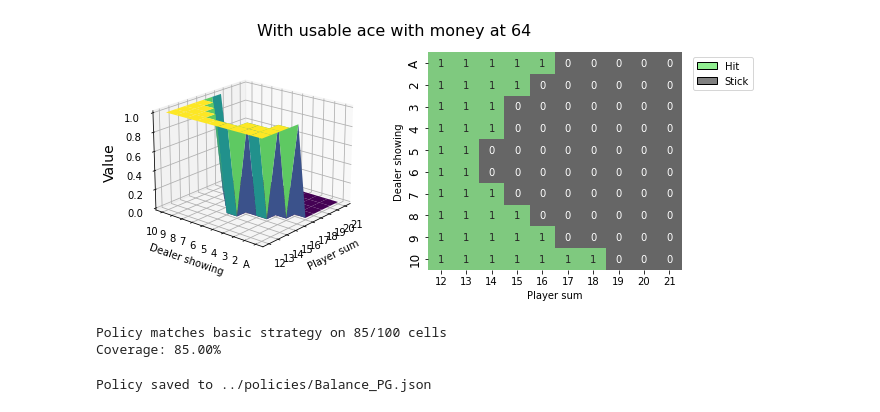
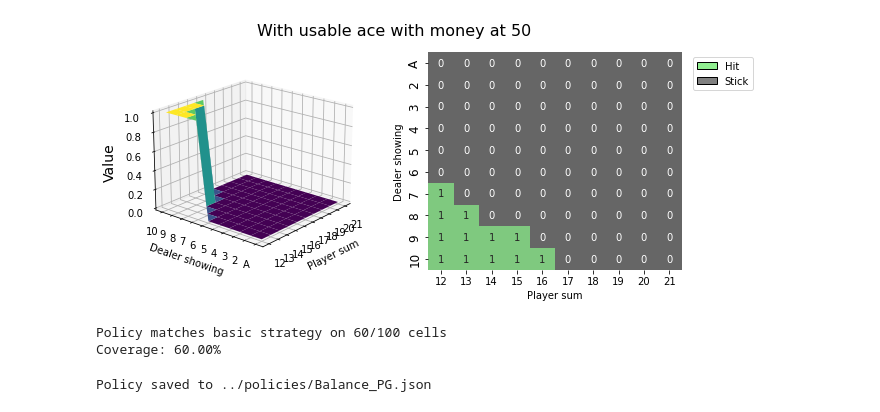
Before and after one commit to steveksh/Black-Jack-RL, a Jupyter notebook: game/notebooks/pg_batches_bet200.ipynb, the cells around one changed output. Saved outputs shown, nothing was run; the diff lists cells and outputs as text; code cells hidden in the pictures.

```diff
--- a/game/notebooks/pg_batches_bet200.ipynb
+++ b/game/notebooks/pg_batches_bet200.ipynb
@@ -386,37 +355,37 @@ def create_plots(value_grid, policy_grid, title: str, starting_pos=12):
     # ax1.set_title(f"State values: {title}")
     ax1.set_xlabel("Player sum")
     ax1.set_ylabel("Dealer showing")
     ax1.zaxis.set_rotate_label(False)
     ax1.set_zlabel("Value", fontsize=14, rotation=90)
     ax1.view_init(20, 220)
 
     # plot the policy
     fig.add_subplot(1, 2, 2)
     ax2 = sns.heatmap(policy_grid, linewidth=0, annot=True, cmap="Accent_r", cbar=False)
     # ax2.set_title(f"Policy: {title}")
     ax2.set_xlabel("Player sum")
     ax2.set_ylabel("Dealer showing")
     ax2.set_xticklabels(range(starting_pos, 22))
     ax2.set_yticklabels(["A"] + list(range(2, 11)), fontsize=12)
 
     # add a legend
     legend_elements = [
         Patch(facecolor="lightgreen", edgecolor="black", label="Hit"),
         Patch(facecolor="grey", edgecolor="black", label="Stick"),
     ]
     ax2.legend(handles=legend_elements, bbox_to_anchor=(1.3, 1))
     return fig
 
-m = 64
+m = 50
 policy = Policy(4, 2, m)
-policy.load_state_dict(torch.load('../checkpoints/Balance_PG.pth'))
+policy.load_state_dict(torch.load('../checkpoints/Balance_PG_1000.pth'))
 policy.generate_q_table(usable_ace= True,starting_pos=12)
 value_grid, policy_grid = create_grids(policy, usable_ace=True, starting_pos=12)
 fig = create_plots(value_grid, policy_grid, title=f"With usable ace with money at {m}",starting_pos=12)
 plt.show()
-np.save('../checkpoints/Balance_PG.npy', policy_grid)
+# np.save('../checkpoints/Balance_PG.npy', policy_grid)
 # %% [output]
-[figure, old version]
+[figure, new version]
 # %%
 basic_strategy_grid = np.array([
     [1, 1, 1, 1, 1, 1, 1, 0, 0, 0],  # Dealer shows Ace
@@ -436,8 +405,8 @@ coverage_pcnt = np.sum(coverage) / coverage.size * 100
 print(f"Policy matches basic strategy on {np.sum(coverage)}/{coverage.size} cells")
 print(f"Coverage: {coverage_pcnt:.2f}%")
 # %% [output]
-Policy matches basic strategy on 85/100 cells
-Coverage: 85.00%
+Policy matches basic strategy on 60/100 cells
+Coverage: 60.00%
 # %%
 import json
 import numpy as np
```
Also changed, not shown: parts of 4 cells of this notebook, 15 other files.
